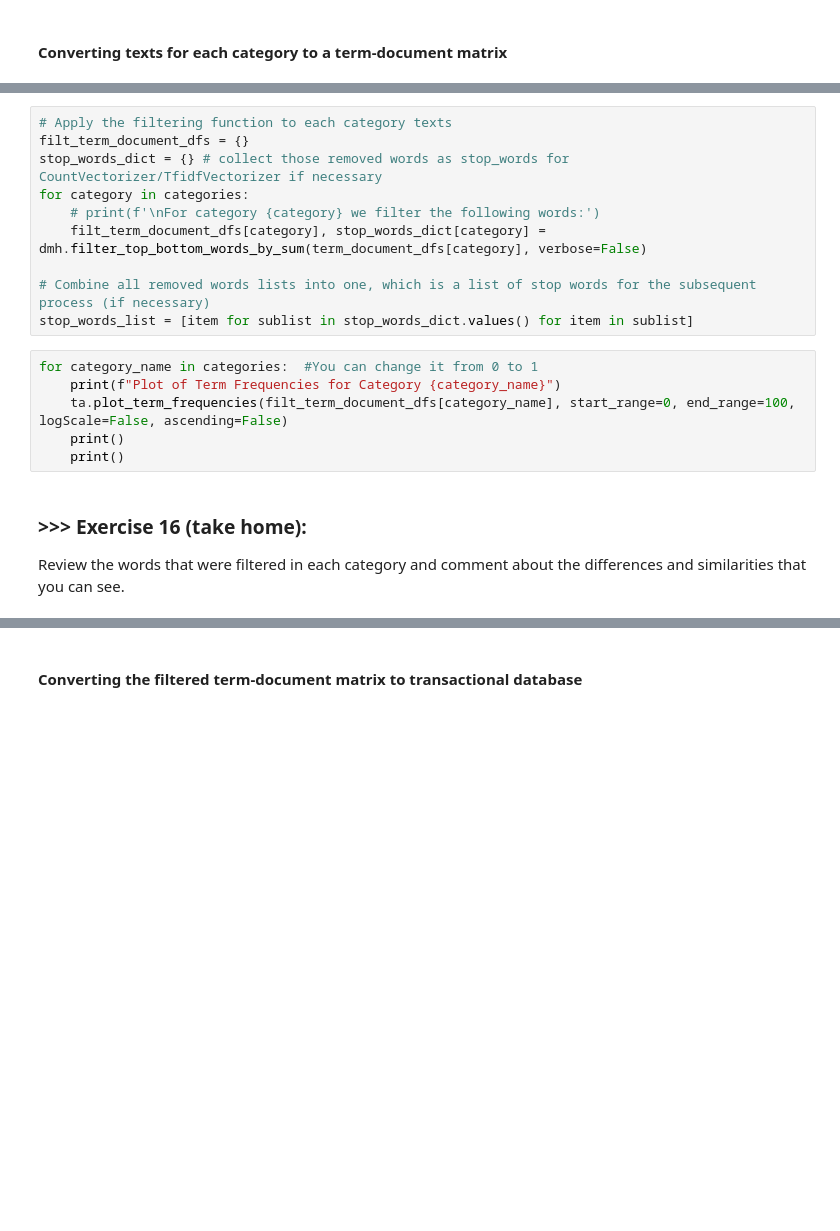
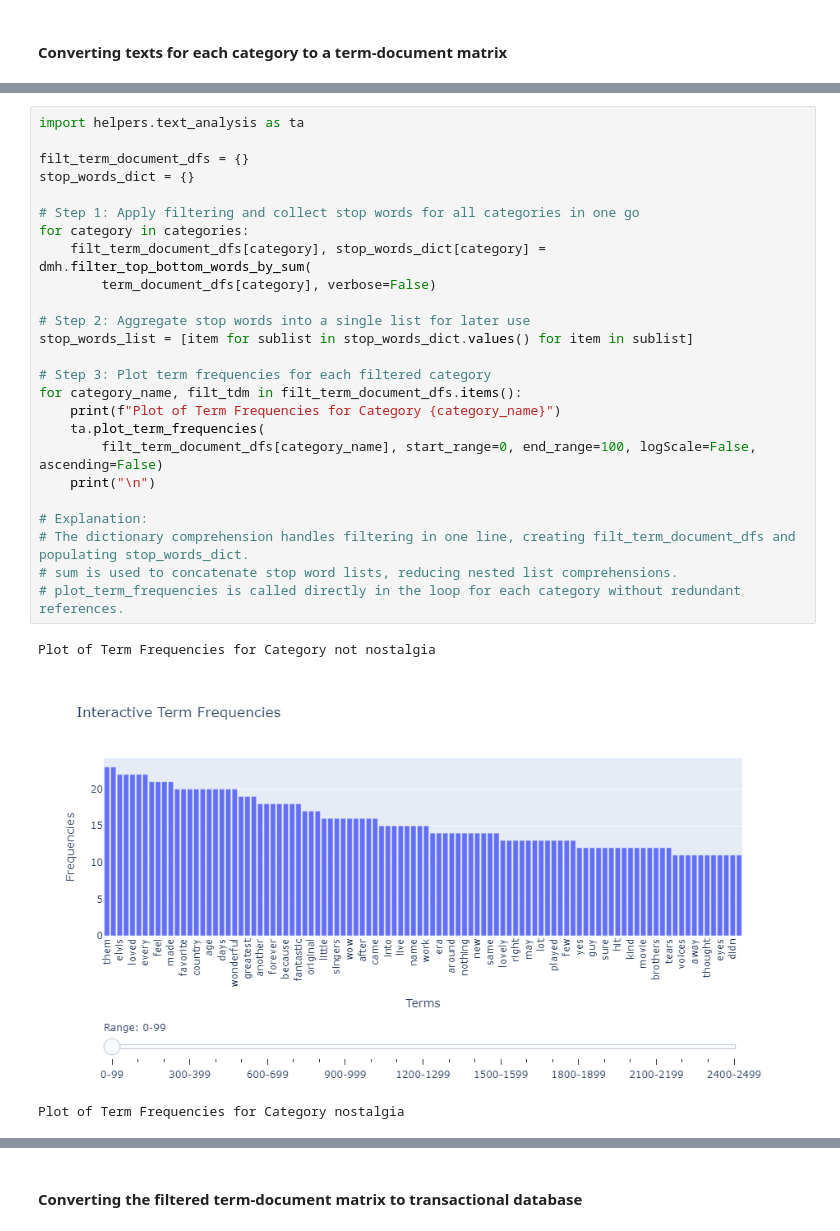
Before and after one commit to anku0910/DM2024-Lab1-Homework, a Jupyter notebook: DM2024-Lab1-Homework.ipynb, the cells around one changed output, grey strips where cells are left out. Cells and saved outputs as stored; diff of their text form; blank space fills up the shorter version.

```diff
--- a/DM2024-Lab1-Homework.ipynb
+++ b/DM2024-Lab1-Homework.ipynb
@@ -464,19 +472,29 @@ plt.show()
-# %%
-# Apply the filtering function to each category texts
-filt_term_document_dfs = {}
-stop_words_dict = {} # collect those removed words as stop_words for CountVectorizer/TfidfVectorizer if necessary
-for category in categories:
-    # print(f'\nFor category {category} we filter the following words:')
-    filt_term_document_dfs[category], stop_words_dict[category] = dmh.filter_top_bottom_words_by_sum(term_document_dfs[category], verbose=False)
-
-# Combine all removed words lists into one, which is a list of stop words for the subsequent process (if necessary)
-stop_words_list = [item for sublist in stop_words_dict.values() for item in sublist]
-# %%
-for category_name in categories:  #You can change it from 0 to 1
-    print(f"Plot of Term Frequencies for Category {category_name}")
-    ta.plot_term_frequencies(filt_term_document_dfs[category_name], start_range=0, end_range=100, logScale=False, ascending=False)
-    print()
-    print()
-# %% [markdown]
-### >>> **Exercise 16 (take home):**
-Review the words that were filtered in each category and comment about the differences and similarities that you can see.
+# %%
+import helpers.text_analysis as ta
+
+filt_term_document_dfs = {}
+stop_words_dict = {}
+
+# Step 1: Apply filtering and collect stop words for all categories in one go
+for category in categories:
+    filt_term_document_dfs[category], stop_words_dict[category] = dmh.filter_top_bottom_words_by_sum(
+        term_document_dfs[category], verbose=False)
+
+# Step 2: Aggregate stop words into a single list for later use
+stop_words_list = [item for sublist in stop_words_dict.values() for item in sublist]
+
+# Step 3: Plot term frequencies for each filtered category
+for category_name, filt_tdm in filt_term_document_dfs.items():
+    print(f"Plot of Term Frequencies for Category {category_name}")
+    ta.plot_term_frequencies(
+        filt_term_document_dfs[category_name], start_range=0, end_range=100, logScale=False, ascending=False)
+    print("\n")
+
+# Explanation:
+# The dictionary comprehension handles filtering in one line, creating filt_term_document_dfs and populating stop_words_dict.
+# sum is used to concatenate stop word lists, reducing nested list comprehensions.
+# plot_term_frequencies is called directly in the loop for each category without redundant references.
+# %% [output]
+Plot of Term Frequencies for Category not nostalgia
+[figure, added]
+Plot of Term Frequencies for Category nostalgia
```
Also changed, not shown: parts of 64 cells of this notebook, 6 other files.
